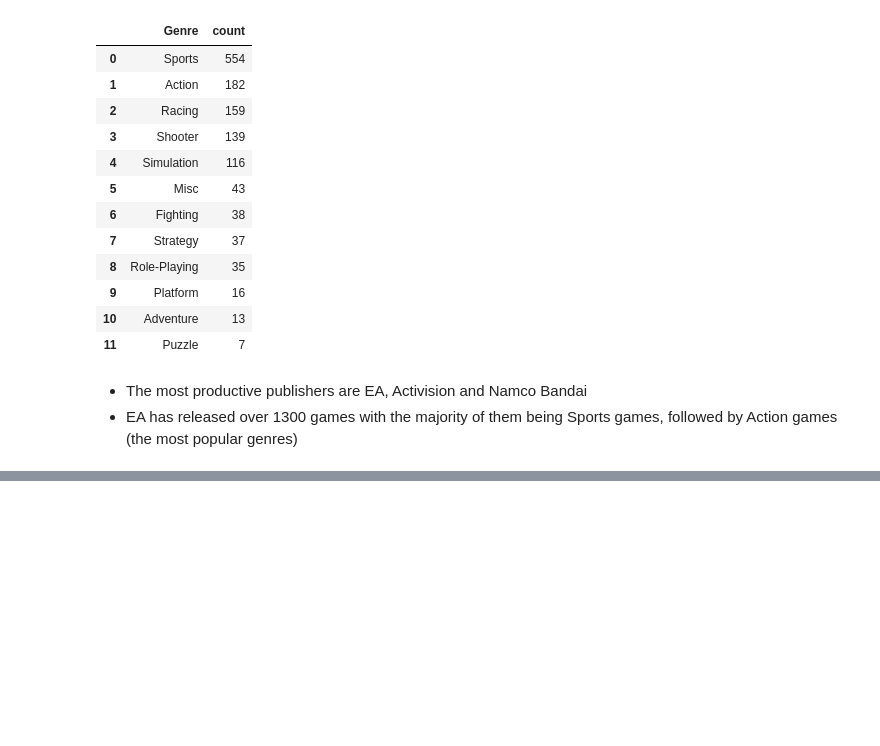
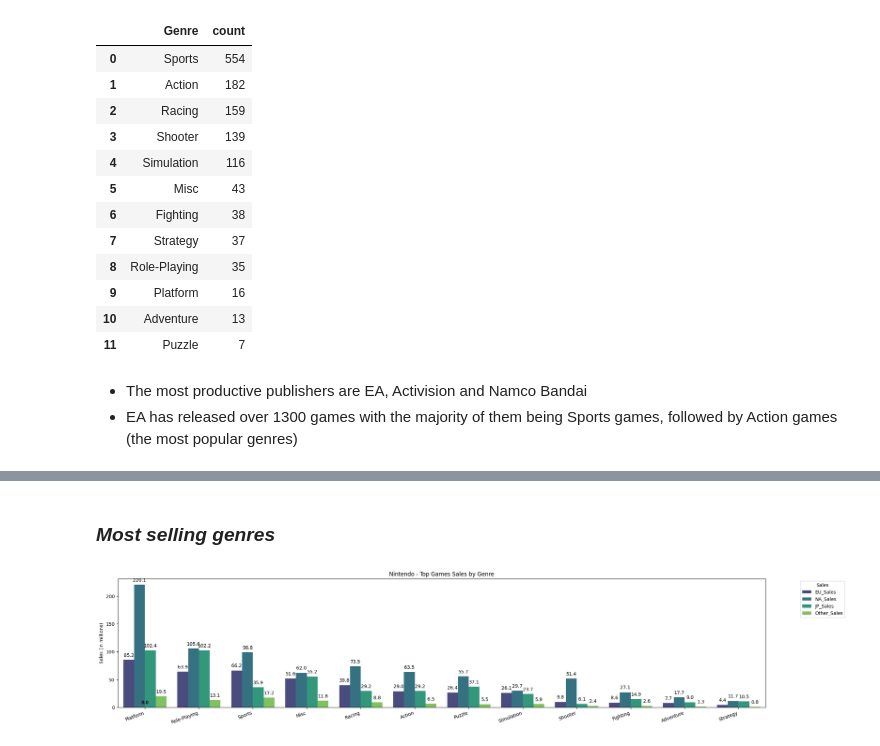
Before and after one commit to cyrilc7/Game-Sales, a Jupyter notebook: games-sales.ipynb, the cells around one changed output, grey strips where cells are left out. Cells and saved outputs as stored; diff of their text form; code cells hidden in the pictures; blank space fills up the shorter version.

```diff
--- a/games-sales.ipynb
+++ b/games-sales.ipynb
@@ -578,0 +734,40 @@ genre_EA
+# %% [markdown]
+### *Most selling genres*
+# %%
+# filter data to get only Nintendo
+ntd_genre = sales_df[sales_df['Publisher'] == 'Nintendo']
+
+# group and summarize sales by game
+ntd_genre = ntd_genre.groupby('Genre').agg({
+    'EU_Sales': 'sum',
+    'NA_Sales': 'sum',
+    'JP_Sales': 'sum',
+    'Other_Sales': 'sum',
+    'Global_Sales': 'sum'
+}).reset_index()
+
+# get top most selling genres
+ntd_genre = ntd_genre.sort_values(by='Global_Sales', ascending= False)
+
+# melt for plotting
+ntd_genre_melt = pd.melt(ntd_genre, id_vars=['Genre', 'Global_Sales'], var_name='Sales', value_name='Value')
+
+# make barplot
+plt.figure(figsize=(25, 5))
+ax= sns.barplot(x='Genre', y='Value', hue='Sales', data=ntd_genre_melt, dodge=True, palette="viridis")
+plt.xticks(rotation=20, ha='right')
+plt.xlabel('')
+plt.ylabel('Sales (in millions)')
+plt.title('Nintendo - Top Games Sales by Genre')
+plt.legend(title='Sales', bbox_to_anchor=(1.05, 1), loc='upper left')
+
+
+# add values on top of each bar
+for p in ax.patches:
+    ax.annotate(f"{p.get_height():.1f}",
+                (p.get_x() + p.get_width() / 2., p.get_height()),
+                ha='center', va='center', xytext=(0, 10), textcoords='offset points')
+
+plt.show()
+# %% [output]
+[figure, added]
```
Also changed, not shown: parts of 55 cells of this notebook, 1 other file.
